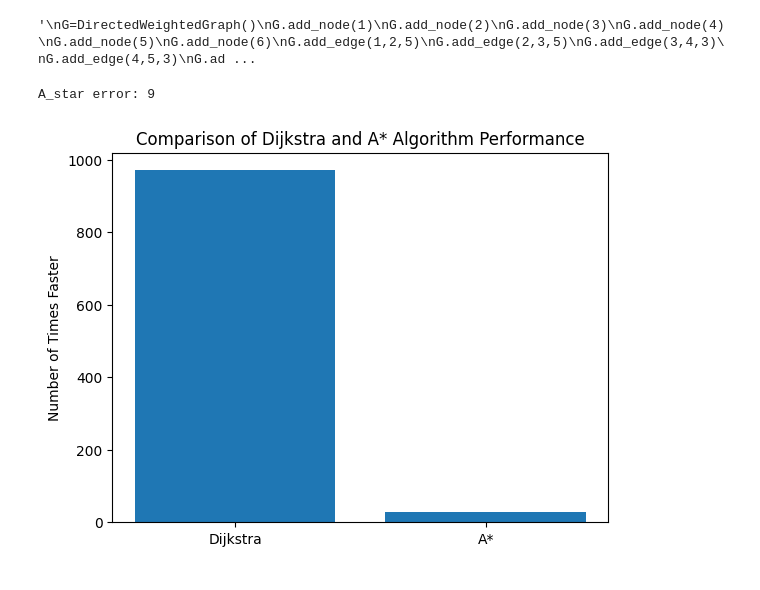
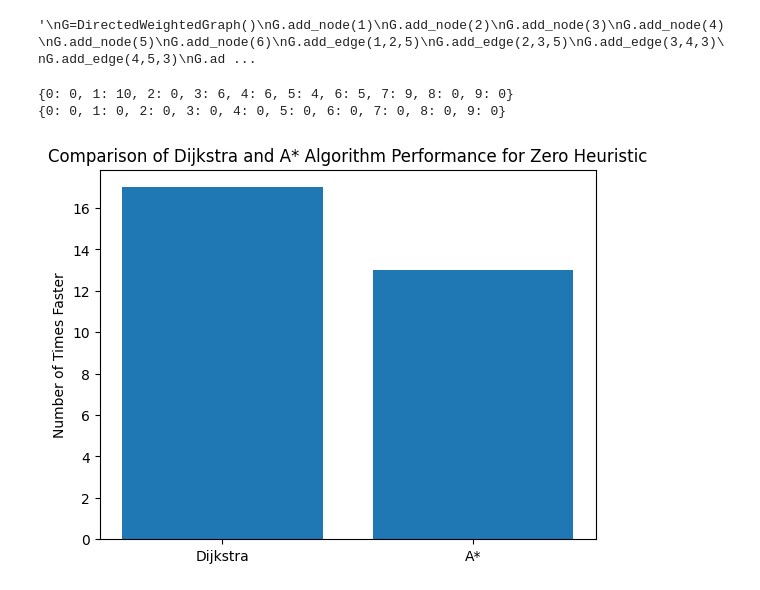
Before and after one commit to z93329104/Final_lab, a Jupyter notebook: part2.ipynb, the cells around one changed output. Saved outputs shown, nothing was run; the diff lists cells and outputs as text; code cells hidden in the pictures.

```diff
--- a/part2.ipynb
+++ b/part2.ipynb
@@ -183,7 +183,7 @@ def a_star(G, s, d, h):
                 Q.decrease_key(neighbour, dist[current_node] + G.w(current_node, neighbour) + h[neighbour] )
                 dist[neighbour] = dist[current_node] + G.w(current_node, neighbour)
                 pred[neighbour] = current_node
-    return (pred, path_from_pred(pred,s,d))
+    return (pred, dist)
 
 
 def path_from_pred(pred,start_node,end_node):
@@ -259,39 +220,71 @@ def random_graph(n, m):
+# %%
+
+#create random graph
+
+G = create_random_complete_graph(10, 10)
+def random_h(G):
+    h = {}
+    for node in G.adj.keys():
+        h[node] = random.randint(0,10)
+
+    h[G.number_of_nodes()-1] = 0
+    return h
+
+print(random_h(G))
+
+def zero_h(G):
+    h = {}
+    for node in G.adj.keys():
+        h[node] = 0
+    return h
+
+print(zero_h(G))
+# %% [output]
+{0: 0, 1: 10, 2: 0, 3: 6, 4: 6, 5: 4, 6: 5, 7: 9, 8: 0, 9: 0}
+{0: 0, 1: 0, 2: 0, 3: 0, 4: 0, 5: 0, 6: 0, 7: 0, 8: 0, 9: 0}
 # %%
-def compare(G, h):
-    dijkstra_time = []
-    a_star_time = []
+import time
+import random
+import matplotlib.pyplot as plt
+def compare_Zero(G, h):
+    dijkstra_time = 0
+    a_star_time = 0
     dijkstra_faster_count = 0
     a_star_faster_count = 0
-    G = random_graph(1000, 1000)
-    h = random_h(G)
+    G = create_random_complete_graph(10, 10)
+    h = zero_h(G)
     trials = 0
-    while trials < 1000:
+    while trials < 100:
         try:
+            start = time.time()
+            dijkstra(G, 0)
+            end = time.time()
+            dijkstra_time= end-start
+
             start = time.time()
             a_star(G, 0, 9, h)
             end = time.time()
-            a_star_time.append(end-start)
+            a_star_time= end-start
+
+
+
             trials += 1
-            start = time.time()
-            dijkstra(G, 0)
-            end = time.time()
-            dijkstra_time.append(end-start)
-
-            if a_star_time[-1] < dijkstra_time[-1]:
+            if a_star_time < dijkstra_time:
                 a_star_faster_count += 1
+            elif a_star_time == dijkstra_time:
+                continue
             else:
                 dijkstra_faster_count += 1
         except Exception as e:
             print("A_star error:", e)
-            G = random_graph(10, 10)
-            h = random_h(G)
+            G = create_random_complete_graph(10, 10)
+            h = zero_h(G)
 
     plt.bar(['Dijkstra', 'A*'], [dijkstra_faster_count, a_star_faster_count])
     plt.ylabel('Number of Times Faster')
-    plt.title('Comparison of Dijkstra and A* Algorithm Performance')
+    plt.title('Comparison of Dijkstra and A* Algorithm Performance for Zero Heuristic')
     plt.show()
 
-compare(G, random_h(G))
+compare_Zero(G, random_h(G))
 # %% [output]
-A_star error: 9
-[figure, old version]
+[figure, new version]
```
Also changed, not shown: parts of 2 cells of this notebook.
